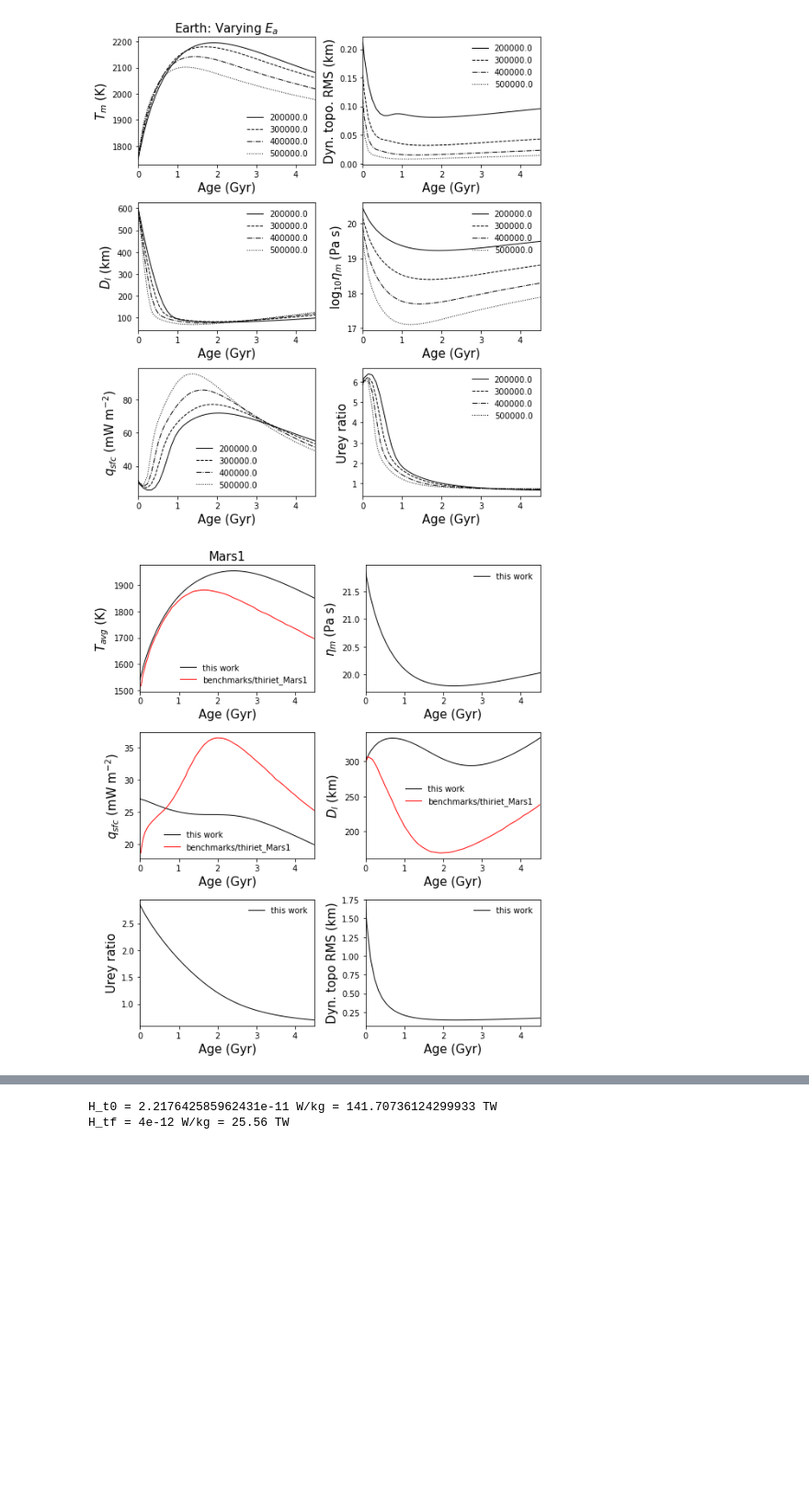
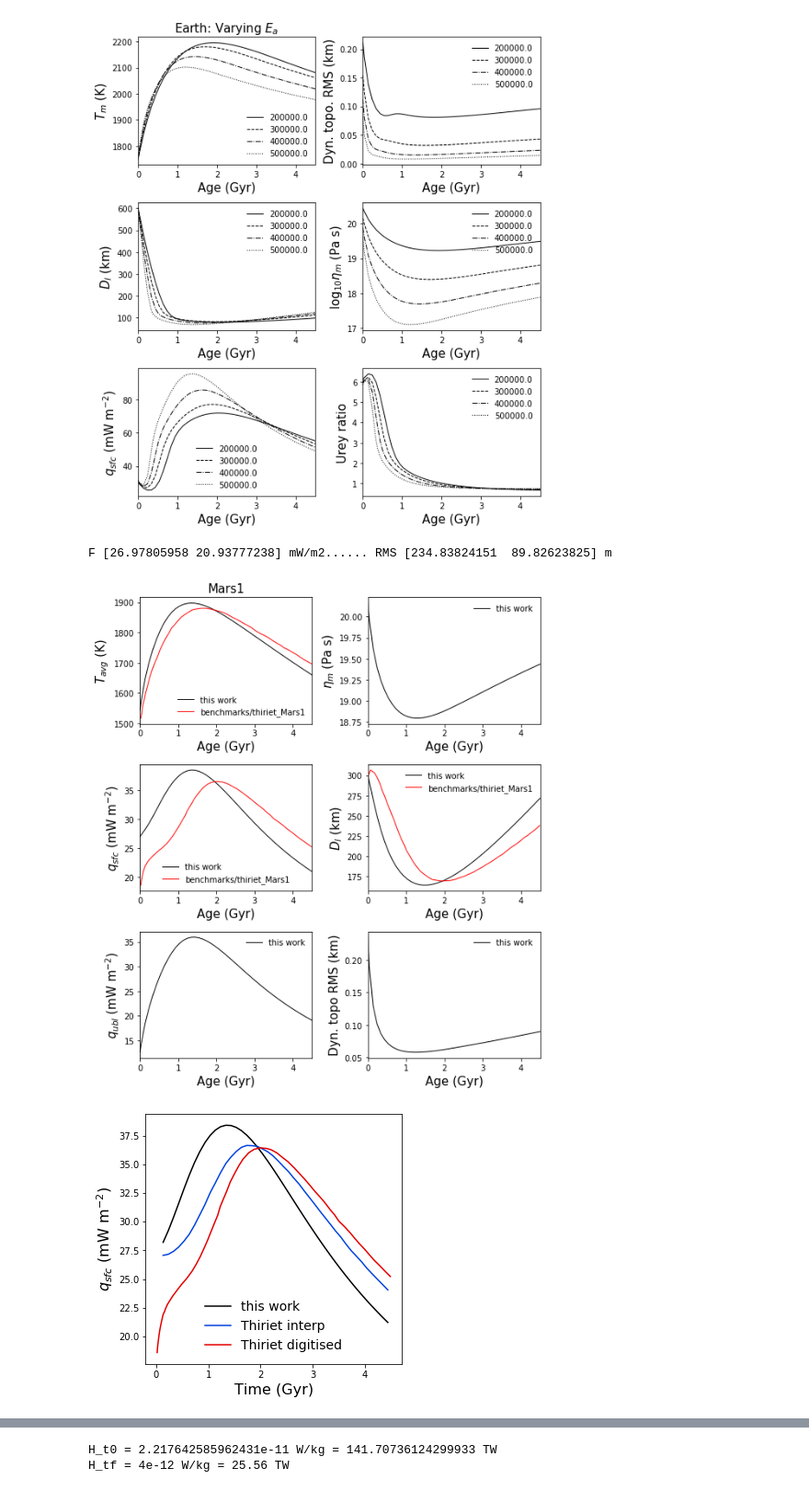
Before and after one commit to clairesworld/exo-top, a Jupyter notebook: top_model.ipynb, the cells around one changed output, grey strips where cells are left out. Shown at 92% size. Drawn from its saved outputs; the diff is of its cells as text; code cells hidden in the pictures; blank space fills up the shorter version.

```diff
--- a/top_model.ipynb
+++ b/top_model.ipynb
@@ -703,40 +664,38 @@ Mars1 = tp.TerrestrialPlanet(Alb=None,
                              c_m=1142, #<----??? TODO: check if you need constant volume c_p
                              c_c=840, # specific heat for core in J/K/kg
                              k_lm=4, # thermal conduvtivity lower mantle
                              beta_u=None, # defaults to 1/3
                              beta_c=None, # defaults to 1/3
                              a_rh=2.44, # for beta=1/3
                              Ea=300e3, # activation energy in J for viscosity law
                              eta_0=1e21, # reference dynamic viscosity in Pa s
                              T_ref=1600, # viscosity law reference temperature in K
                              T_s=250, # fixed surface temp in K
                              M_p=6.39e23, # only used for gravity in this case
                              sma=None,
                              ident='Mars1'
                              )
-kwargs = dict(T_m0=1750, T_c0=2250, D_l0=300e3, t0=0, tf=4.5, visc_type='KW', complexity=3) # model params
+kwargs = dict(T_m0=1750, T_c0=2250, D_l0=300e3, t0=0, tf=4.5, visc_type='Thi', complexity=3) # model params
 Mars1 = therm.solve(Mars1, **kwargs) # T_m, T_c, D_l
-pl = Mars1
-pl.dyn_top_rms = top.dyn_topo(pl)
-#top.dyn_topo(pl.q_sfc, rho_m=pl.rho_m, rho_w=0, alpha_m=pl.alpha_m, eta_m=pl.eta_m,
-#                               kappa_m=pl.kappa_m, g_sfc=pl.g_sfc, k_m=pl.k_m, C=5.4, **kwargs)
-
+Mars1.dyn_top_rms = top.dyn_topo(Mars1)
 names = {'T_avg':('$T_{avg}$ (K)',1),
          'eta_m':('$\eta_m$ (Pa s)', 1),#'q_core':('$q_{core}$ (mW m$^{-2}$)',1e3),
          'q_sfc':('$q_{sfc}$ (mW m$^{-2}$)',1e3),
          'D_l':('$D_l$ (km)',1e-3),
-         'urey':('Urey ratio',1),
+         'q_ubl':('$q_{ubl}$ (mW m$^{-2}$)', 1e3), #'urey':('Urey ratio',1),
          'dyn_top_rms':('Dyn. topo RMS (km)',1e-3),
         }
 save = True
 # snaps(Mars1_complex3, plot_snapshots=[0, 2, 4.5], fig_path=fig_path, plots_save=save, **kwargs)
 fig, axes = plot_output(Mars1, names, ncols=2, plots_save=save, verbose=False,
                         compare_dir='benchmarks/thiriet_Mars1',fig_path=fig_path, **kwargs)
-# plot_qsfc_error(Mars1_complex3, compare_dir='benchmarks/thiriet_Mars1', fig_path=fig_path, plots_save=save,
-#                 ident='Mars1', **kwargs)
+plot_qsfc_error(Mars1, compare_dir='benchmarks/thiriet_Mars1', fig_path=fig_path, plots_save=save,
+                ident='Mars1', **kwargs)
 # plot_Tavg(Mars1_complex3, compare_dir='benchmarks/thiriet_Mars1', plots_save=save,
 #           fig_path=fig_path, **kwargs)
 
 # expect q_sfc to be off by <=4.5 mW m^-3 average without PDE
 # %% [output]
+F [26.97805958 20.93777238] mW/m2...... RMS [234.83824151  89.82623825] m
-[figure, old version]
+[figure, new version]
+[figure, added]
```
Also changed, not shown: parts of 7 cells of this notebook, 3 other files.
